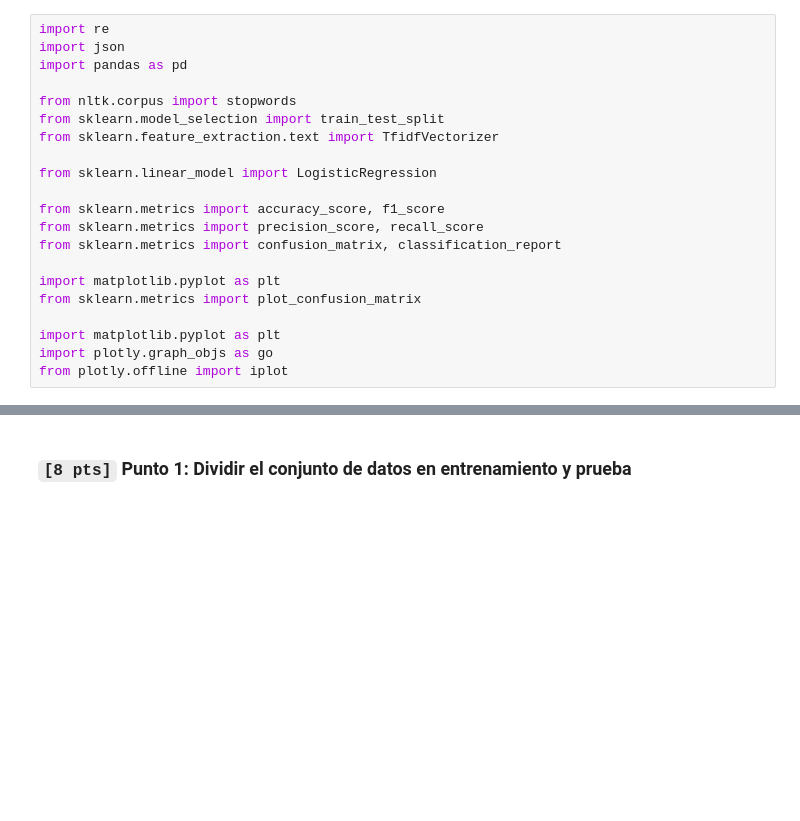
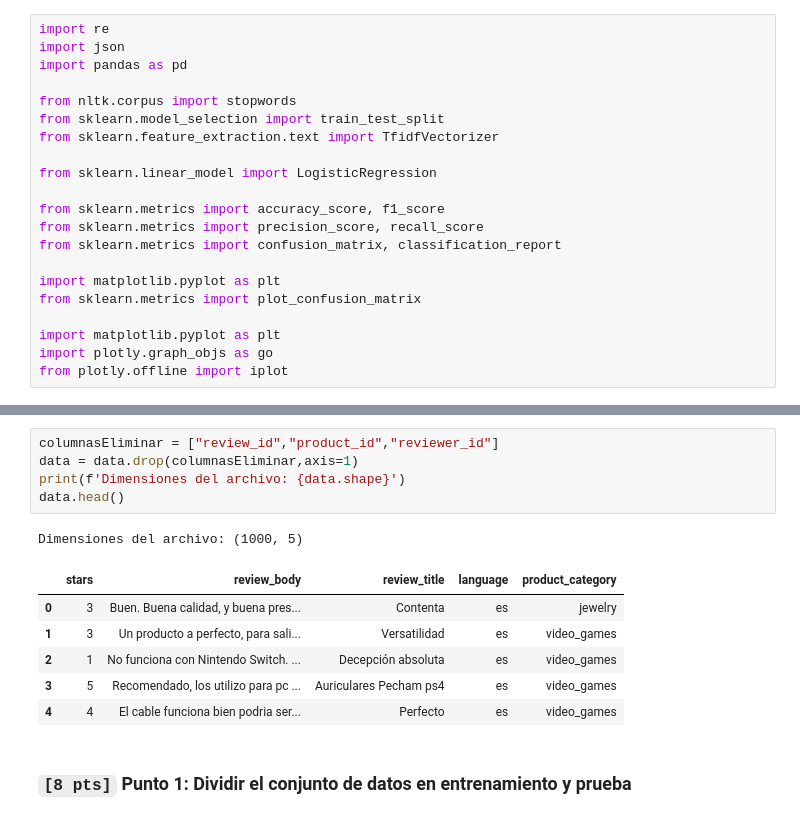
Before and after one commit to CamiloCastellanos/Procesamiento-del-Lenguaje-Natural, a Jupyter notebook: Taller #7.ipynb, the cells around one changed output, grey strips where cells are left out. Cells and saved outputs as stored; diff of their text form; blank space fills up the shorter version.

```diff
--- a/Taller #7.ipynb
+++ b/Taller #7.ipynb
@@ -43,2 +63,15 @@ data.head()
+# %%
+columnasEliminar = ["review_id","product_id","reviewer_id"]
+data = data.drop(columnasEliminar,axis=1)
+print(f'Dimensiones del archivo: {data.shape}')
+data.head()
+# %% [output]
+Dimensiones del archivo: (1000, 5)
+|  | stars | review_body | review_title | language | product_category |
+| 0 | 3 | Buen. Buena calidad, y buena pres... | Contenta | es | jewelry |
+| 1 | 3 | Un producto a perfecto, para sali... | Versatilidad | es | video_games |
+| 2 | 1 | No funciona con Nintendo Switch. ... | Decepción absoluta | es | video_games |
+| 3 | 5 | Recomendado, los utilizo para pc ... | Auriculares Pecham ps4 | es | video_games |
+| 4 | 4 | El cable funciona bien podria ser... | Perfecto | es | video_games |
 # %% [markdown]
 ### `[8 pts]` Punto 1: Dividir el conjunto de datos en entrenamiento y prueba
```
Also changed, not shown: parts of 15 cells of this notebook.
